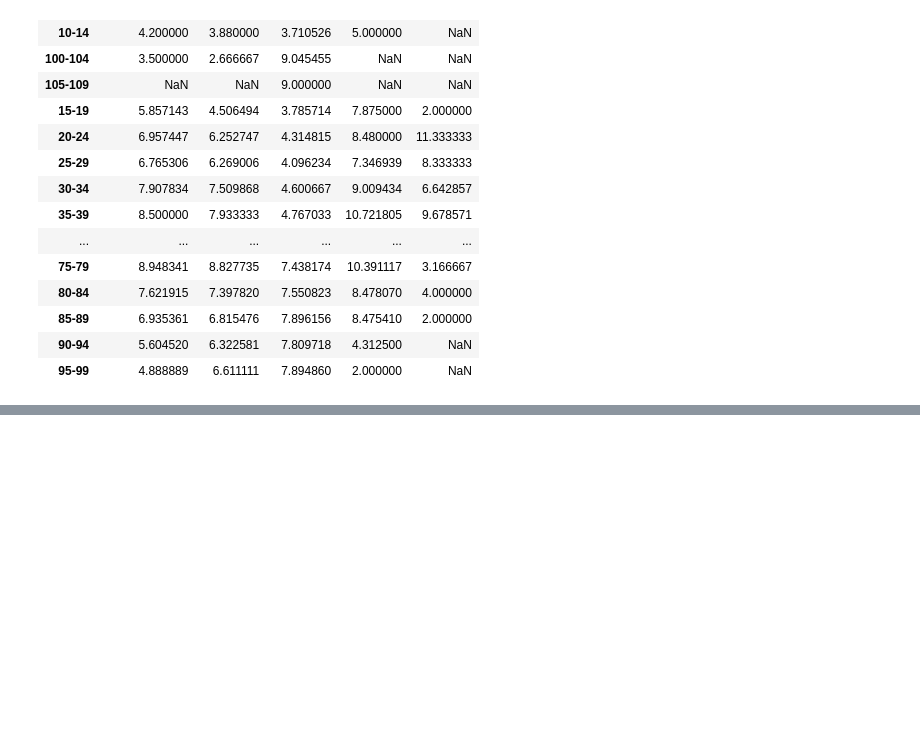
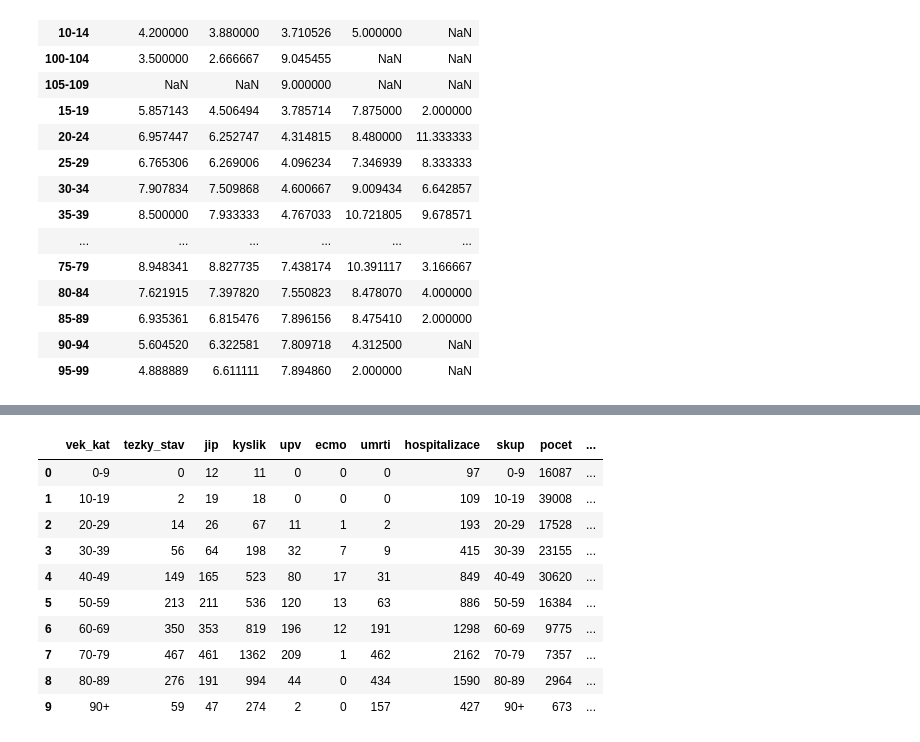
Before and after one commit to msusicky/ockovani-covid, a Jupyter notebook: notebooks/hospitalizace.ipynb, the cells around one changed output, grey strips where cells are left out. Cells and saved outputs as stored; diff of their text form; code cells hidden in the pictures; blank space fills up the shorter version.

```diff
--- a/notebooks/hospitalizace.ipynb
+++ b/notebooks/hospitalizace.ipynb
@@ -250,0 +280,23 @@ nak
+# %%
+dfm = pd.merge(hosp, nak, left_on=['vek_kat'], right_on=['skup'])
+# %%
+dfm['tezky_stav_r'] = dfm['tezky_stav'] / dfm['pocet']
+dfm['jip_r'] = dfm['jip'] / dfm['pocet']
+dfm['kyslik_r'] = dfm['kyslik'] / dfm['pocet']
+dfm['upv_r'] = dfm['upv'] / dfm['pocet']
+dfm['ecmo_r'] = dfm['ecmo'] / dfm['pocet']
+dfm['hospitalizace_r'] = dfm['hospitalizace'] / dfm['pocet']
+dfm['umrti_r'] = dfm['umrti'] / dfm['pocet']
+dfm
+# %% [output]
+|  | vek_kat | tezky_stav | jip | kyslik | upv | ecmo | umrti | hospitalizace | skup | pocet | ... |
+| 0 | 0-9 | 0 | 12 | 11 | 0 | 0 | 0 | 97 | 0-9 | 16087 | ... |
+| 1 | 10-19 | 2 | 19 | 18 | 0 | 0 | 0 | 109 | 10-19 | 39008 | ... |
+| 2 | 20-29 | 14 | 26 | 67 | 11 | 1 | 2 | 193 | 20-29 | 17528 | ... |
+| 3 | 30-39 | 56 | 64 | 198 | 32 | 7 | 9 | 415 | 30-39 | 23155 | ... |
+| 4 | 40-49 | 149 | 165 | 523 | 80 | 17 | 31 | 849 | 40-49 | 30620 | ... |
+| 5 | 50-59 | 213 | 211 | 536 | 120 | 13 | 63 | 886 | 50-59 | 16384 | ... |
+| 6 | 60-69 | 350 | 353 | 819 | 196 | 12 | 191 | 1298 | 60-69 | 9775 | ... |
+| 7 | 70-79 | 467 | 461 | 1362 | 209 | 1 | 462 | 2162 | 70-79 | 7357 | ... |
+| 8 | 80-89 | 276 | 191 | 994 | 44 | 0 | 434 | 1590 | 80-89 | 2964 | ... |
+| 9 | 90+ | 59 | 47 | 274 | 2 | 0 | 157 | 427 | 90+ | 673 | ... |
```
Also changed, not shown: parts of 8 cells of this notebook, 6 other files.
